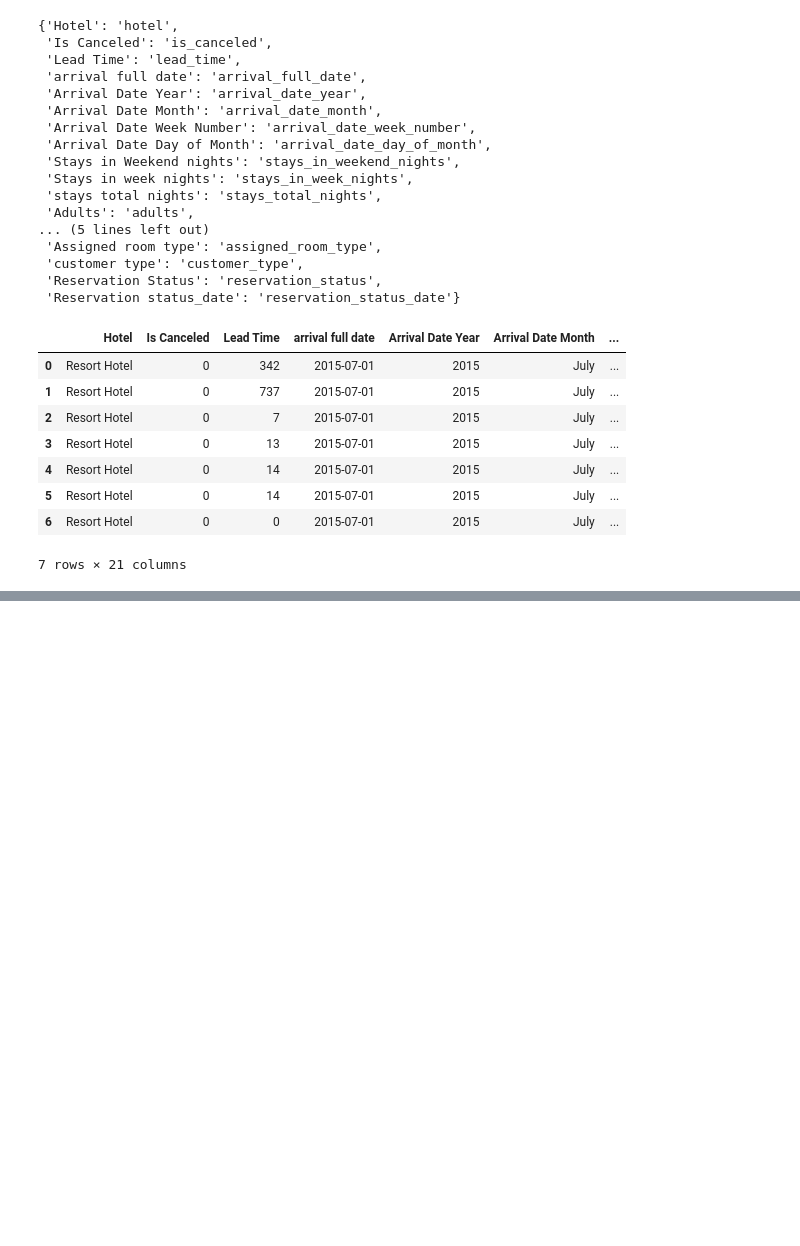
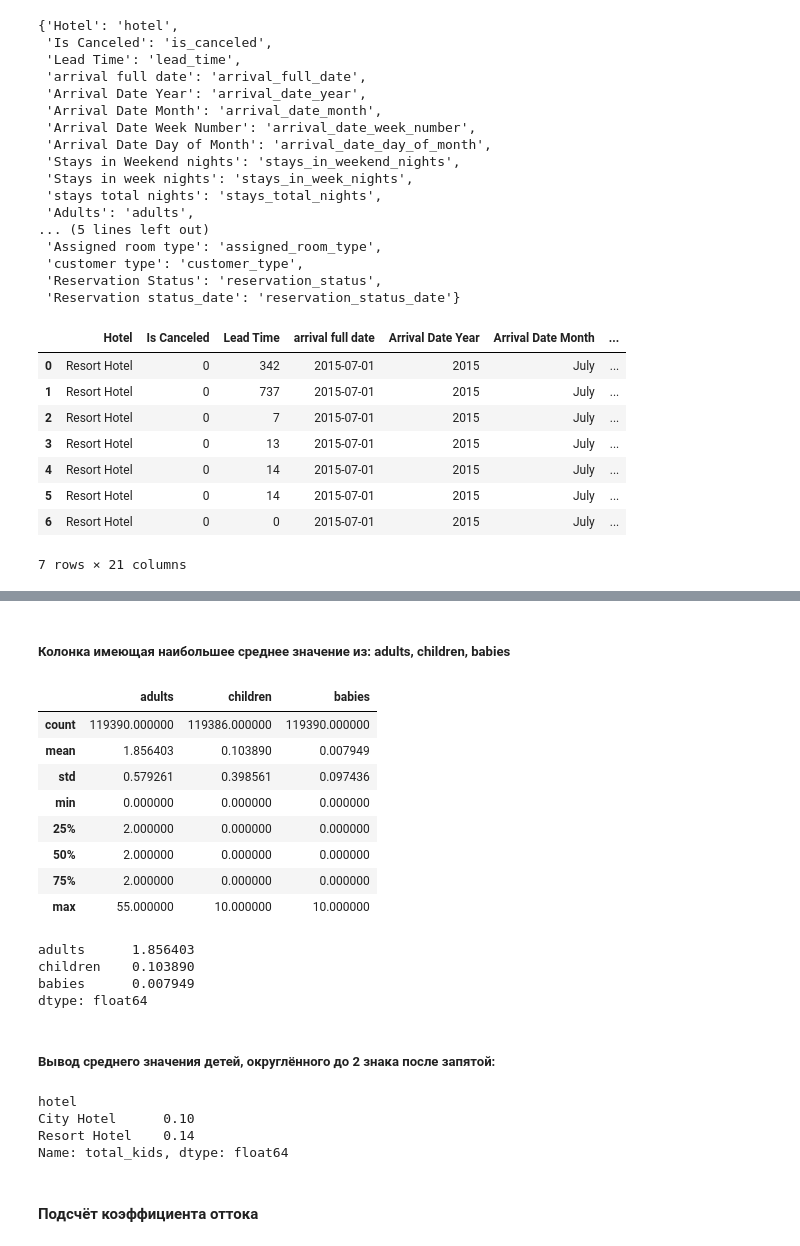
Before and after one commit to Zetis659/NEW_mlcourse.ai, a Jupyter notebook: Demo_Data_Analyst/2.Data_analysis/Pet_Project/first_pet_project.ipynb, the cells around one changed output, grey strips where cells are left out. Saved outputs shown, nothing was run; the diff lists cells and outputs as text; code cells hidden in the pictures; blank space fills up the shorter version.

```diff
--- a/Demo_Data_Analyst/2.Data_analysis/Pet_Project/first_pet_project.ipynb
+++ b/Demo_Data_Analyst/2.Data_analysis/Pet_Project/first_pet_project.ipynb
@@ -152,0 +309,21 @@ bookings_head
+# %% [markdown]
+##### Колонка имеющая наибольшее среднее значение из: **adults**, **children**, **babies**
+# %%
+bookings[['adults', 'children', 'babies']].describe()
+# %% [output]
+|  | adults | children | babies |
+| count | 119390.000000 | 119386.000000 | 119390.000000 |
+| mean | 1.856403 | 0.103890 | 0.007949 |
+| std | 0.579261 | 0.398561 | 0.097436 |
+| min | 0.000000 | 0.000000 | 0.000000 |
+| 25% | 2.000000 | 0.000000 | 0.000000 |
+| 50% | 2.000000 | 0.000000 | 0.000000 |
+| 75% | 2.000000 | 0.000000 | 0.000000 |
+| max | 55.000000 | 10.000000 | 10.000000 |
+# %%
+bookings[['adults', 'children', 'babies']].mean()
+# %% [output]
+adults      1.856403
+children    0.103890
+babies      0.007949
+dtype: float64
@@ -152,0 +332,11 @@ bookings_head
+# %% [markdown]
+##### Вывод среднего значения детей, округлённого до 2 знака после запятой:
+# %%
+bookings.groupby('hotel').total_kids.mean().round(2)
+# %% [output]
+hotel
+City Hotel      0.10
+Resort Hotel    0.14
+Name: total_kids, dtype: float64
+# %% [markdown]
+#### Подсчёт коэффициента оттока
```
Also changed, not shown: parts of 42 cells of this notebook, 3 other files.
